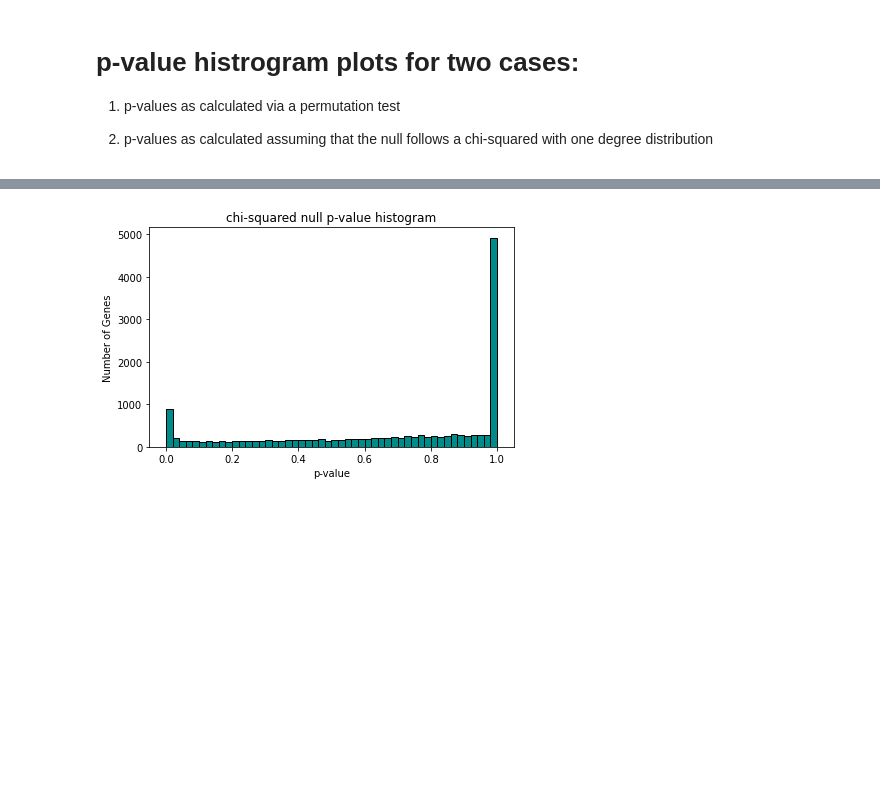
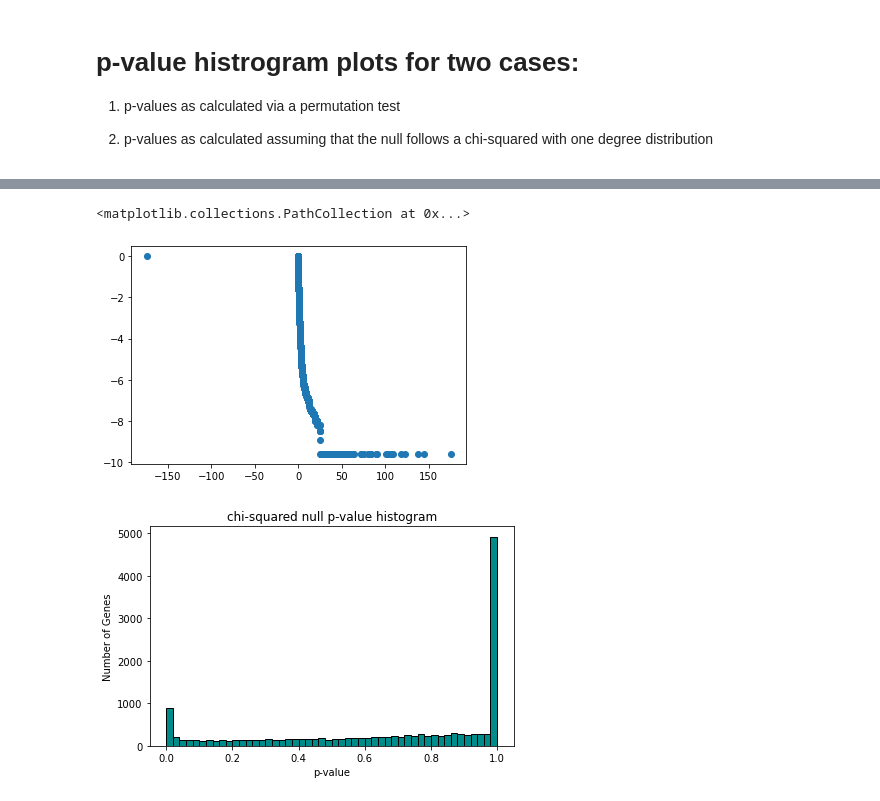
Before and after one commit to ManchesterBioinference/GPcounts, a Jupyter notebook: paper_notebooks/MOUSE_OB_Spatial/spatial_data_pvalue_hist.ipynb, the cells around one changed output, grey strips where cells are left out. Drawn from its saved outputs; the diff is of its cells as text; code cells hidden in the pictures; blank space fills up the shorter version.

```diff
--- a/paper_notebooks/MOUSE_OB_Spatial/spatial_data_pvalue_hist.ipynb
+++ b/paper_notebooks/MOUSE_OB_Spatial/spatial_data_pvalue_hist.ipynb
@@ -73,3 +75,8 @@ plt.tight_layout()
+# %%
+plt.scatter(data_act,np.log(p_value_list))
+# %% [output]
+<matplotlib.collections.PathCollection at 0x...>
+[figure, added]
 # %%
 plt.hist(pval_or, bins=50, color='darkcyan', ec='k');
 plt.title('chi-squared null p-value histogram')
```
Also changed, not shown: parts of 10 cells of this notebook, 7 other files.
